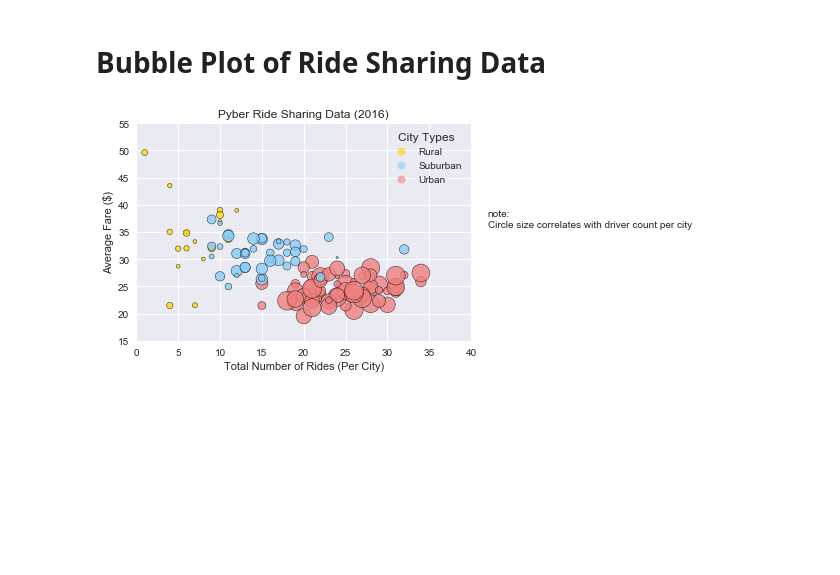
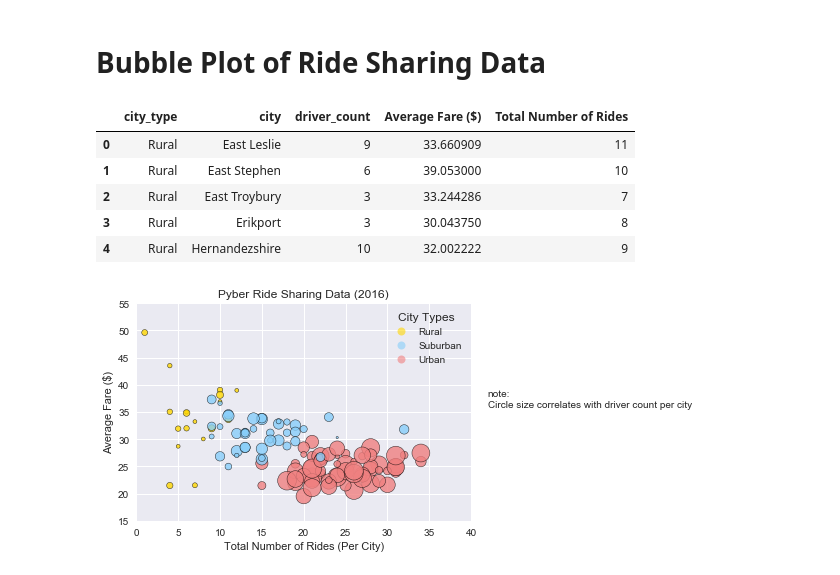
Before and after one commit to nazaninsinaei87/Matplotlib, a Jupyter notebook: Pyber.ipynb, the cells around one changed output. Drawn from its saved outputs; the diff is of its cells as text; code cells hidden in the pictures; blank space fills up the shorter version.

```diff
--- a/Pyber.ipynb
+++ b/Pyber.ipynb
@@ -36,9 +39,17 @@ merged_data.head()
 # %%
 # Calculate the average fare and total ride
 avg_fare = merged_data.groupby(['city_type','city','driver_count']).mean()['fare']
 total_ride = merged_data.groupby(['city_type','city','driver_count']).nunique()['ride_id']
 # create a dataframe to have average fare and total ride count
 ride_share = pd.DataFrame({"Average Fare ($)" : avg_fare, "Total Number of Rides": total_ride}).reset_index()
+ride_share.head()
+# %% [output]
+|  | city_type | city | driver_count | Average Fare ($) | Total Number of Rides |
+| 0 | Rural | East Leslie | 9 | 33.660909 | 11 |
+| 1 | Rural | East Stephen | 6 | 39.053000 | 10 |
+| 2 | Rural | East Troybury | 3 | 33.244286 | 7 |
+| 3 | Rural | Erikport | 3 | 30.043750 | 8 |
+| 4 | Rural | Hernandezshire | 10 | 32.002222 | 9 |
 # %%
 # filter the datafrane by the type of city
 ride_share_urban = ride_share.loc[ride_share.city_type =="Urban",:]
```
Also changed, not shown: parts of 4 cells of this notebook.
